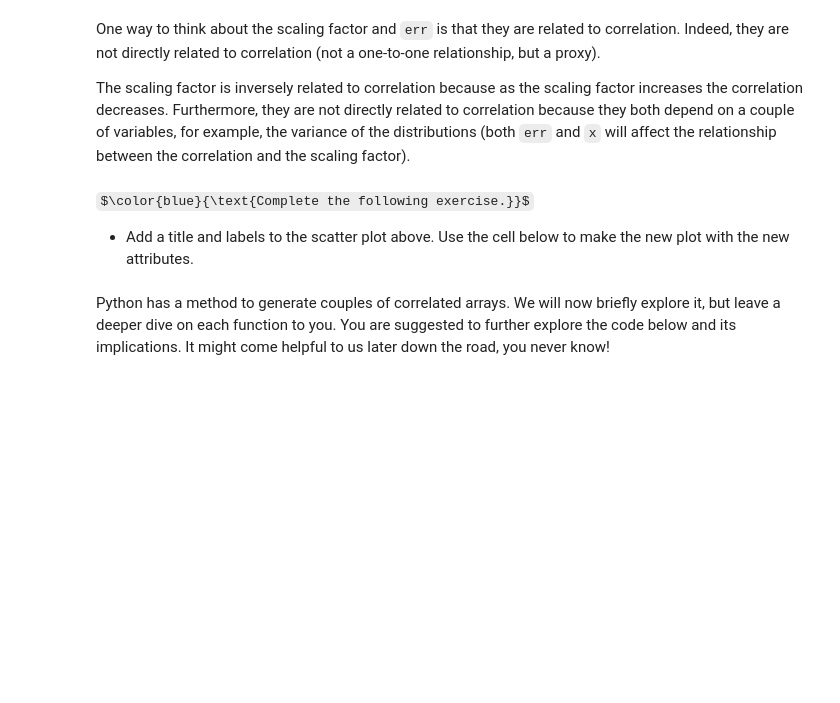
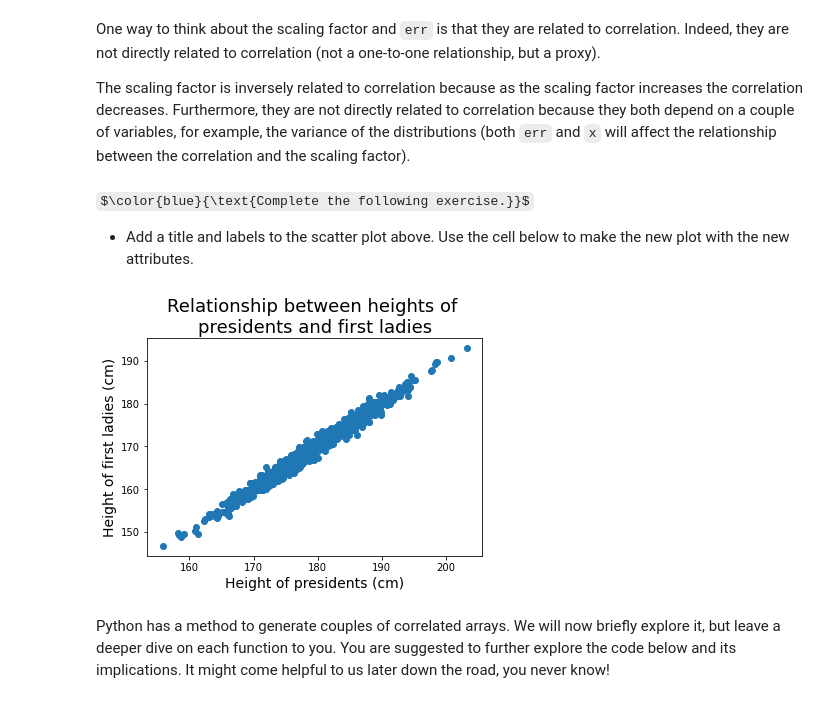
Before and after one commit to baramX3/PSY_submissions, a Jupyter notebook: tutorial_notebooks/tutorial013-Numpy-Advanced-GeneratingData.ipynb, the cells around one changed output. Cells and saved outputs as stored; diff of their text form; code cells hidden in the pictures; some formulas as TeX source; blank space fills up the shorter version.

```diff
--- a/tutorial_notebooks/tutorial013-Numpy-Advanced-GeneratingData.ipynb
+++ b/tutorial_notebooks/tutorial013-Numpy-Advanced-GeneratingData.ipynb
@@ -347,10 +433,21 @@ $\color{blue}{\text{Complete the following exercise.}}$
 
   - Add a title and labels to the scatter plot above. Use the cell below to make the new plot with the new attributes.
 # %%
+# dataset (copied from above cell)
+err = np.random.randn(m,1);
+scaling_factor = 0.99
+err = err*scaling_factor
+y = x + err - 10
+
+# generate scatterplot
 plt.scatter(x,y)
-plt.xlabel('Height of presidents (cm)')
-plt.ylabel('Height of first ladies (cm)')
-plt.title("Relationship between heights of presidents and their respective first ladies")
+# format plot
+plt.xlabel('Height of presidents (cm)', fontsize = 14)
+plt.ylabel('Height of first ladies (cm)', fontsize = 14)
+plt.title("Relationship between heights of \npresidents and first ladies", fontsize = 18)
+plt.show()
+# %% [output]
+[figure, added]
 # %% [markdown]
 Python has a method to generate couples of correlated arrays. We will now briefly explore it, but leave a deeper dive on each function to you. You are suggested to further explore the code below and its implications. It might come helpful to us later down the road, you never know!
 # %% [markdown]
```
Also changed, not shown: parts of 35 cells of this notebook.
